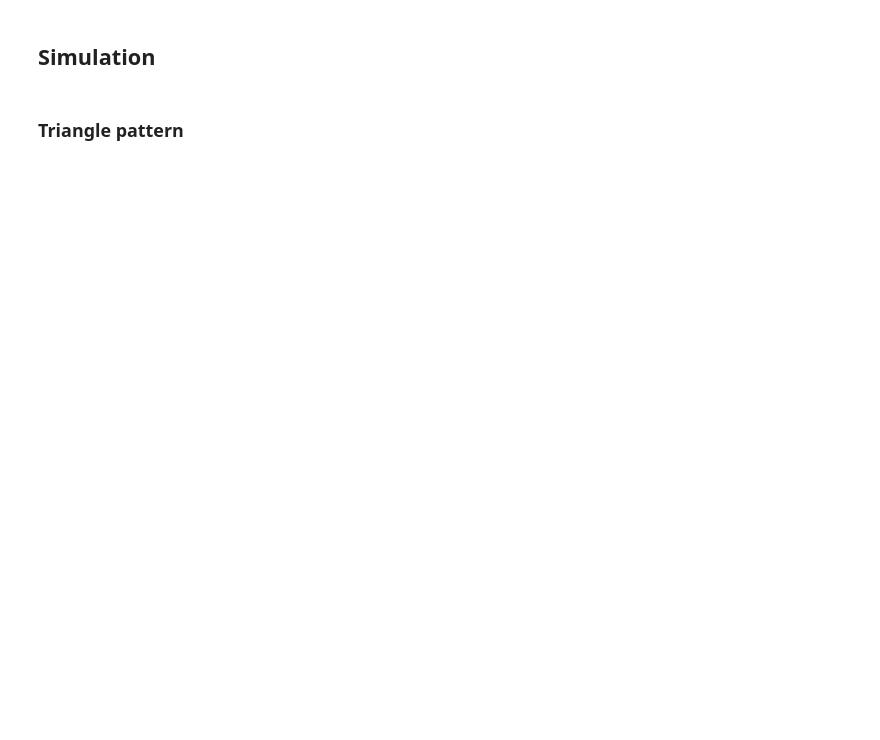
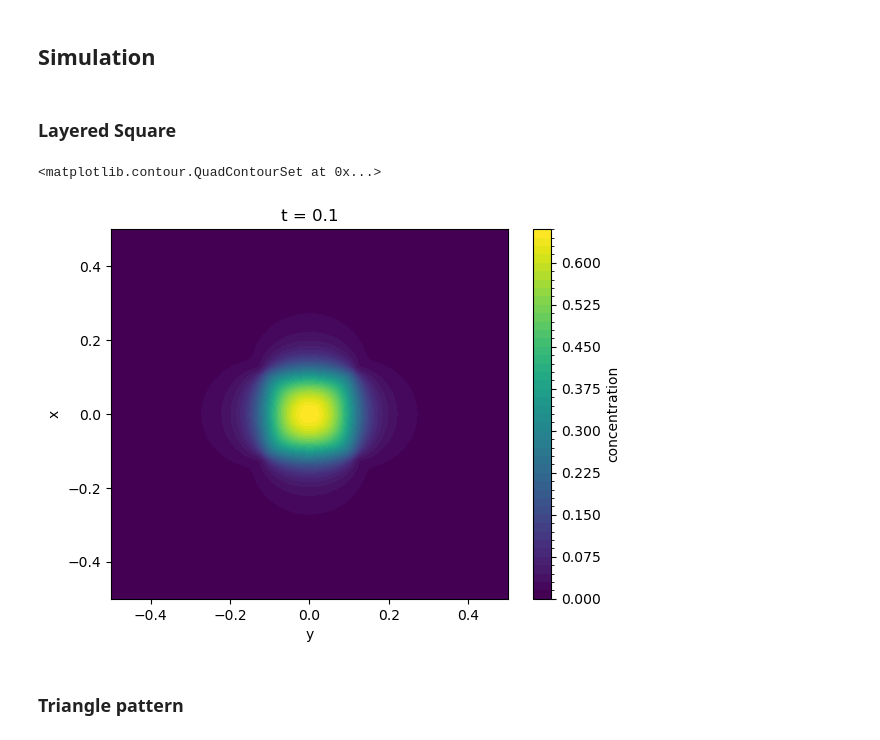
Before and after one commit to fongkenrui/A409_SeleniumDispersion, a Jupyter notebook: soil_geometry.ipynb, the cells around one changed output. Drawn from its saved outputs; the diff is of its cells as text; code cells hidden in the pictures; blank space fills up the shorter version.

```diff
--- a/soil_geometry.ipynb
+++ b/soil_geometry.ipynb
@@ -64,5 +92,15 @@ fig_s.savefig(f'./plots/soil_matrix_{square_layers.__name__}.png')
 # %% [markdown]
 ## Simulation
+# %% [markdown]
+### Layered Square
+# %%
+diffusion_sql = create_soil_geometry(conc, square_layers, [D_high, D_midium, D_low], D_background)
+result_ds_sql = forward_euler_final(conc, diffusion_sql, initial_condition, sources)
+# %%
+xr.plot.contourf(result_ds_sql['concentration'].isel(t=1000), levels=50)
+# %% [output]
+<matplotlib.contour.QuadContourSet at 0x...>
+[figure, added]
 # %% [markdown]
 ### Triangle pattern
 # %%
```
Also changed, not shown: parts of 11 cells of this notebook, 4 other files.
